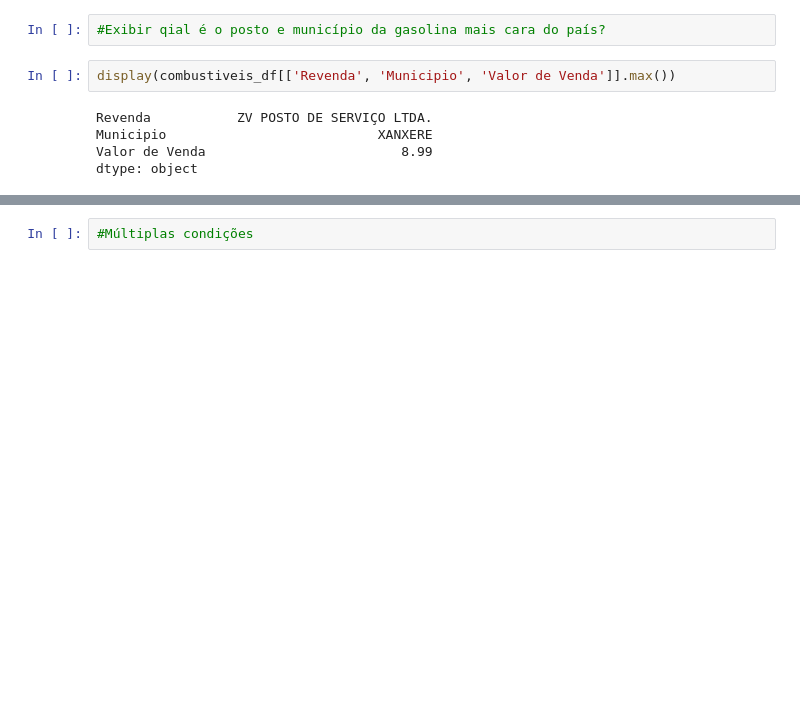
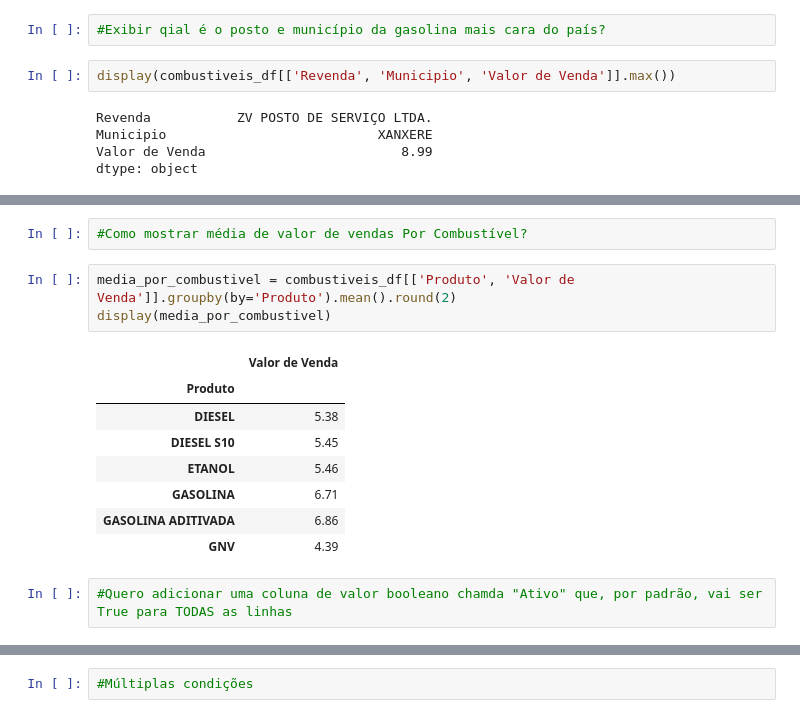
Before and after one commit to almocontim/Python_Pandas, a Jupyter notebook: Primeiro_Exemplo_em_Pandas.ipynb, the cells around one changed output, grey strips where cells are left out. Drawn from its saved outputs; the diff is of its cells as text; blank space fills up the shorter version.

```diff
--- a/Primeiro_Exemplo_em_Pandas.ipynb
+++ b/Primeiro_Exemplo_em_Pandas.ipynb
@@ -196,0 +236,16 @@ dtype: object
+# %%
+#Como mostrar média de valor de vendas Por Combustível?
+# %%
+media_por_combustivel = combustiveis_df[['Produto', 'Valor de Venda']].groupby(by='Produto').mean().round(2)
+display(media_por_combustivel)
+# %% [output]
+|  | Valor de Venda |
+| Produto |  |
+| DIESEL | 5.38 |
+| DIESEL S10 | 5.45 |
+| ETANOL | 5.46 |
+| GASOLINA | 6.71 |
+| GASOLINA ADITIVADA | 6.86 |
+| GNV | 4.39 |
+# %%
+#Quero adicionar uma coluna de valor booleano chamda "Ativo" que, por padrão, vai ser True para TODAS as linhas
```
Also changed, not shown: parts of 13 cells of this notebook.
